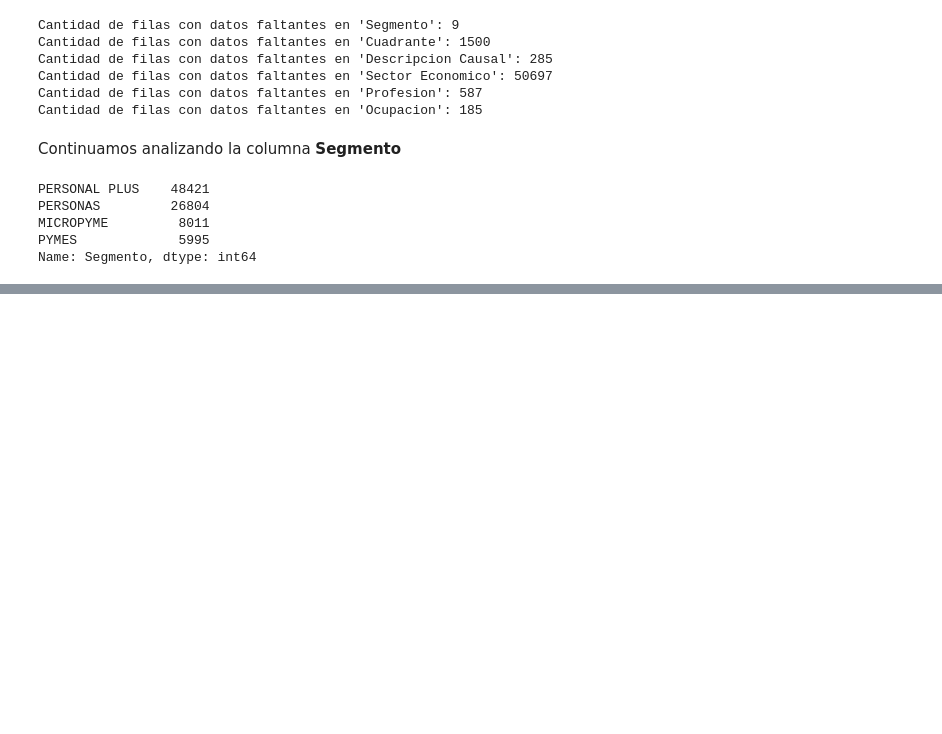
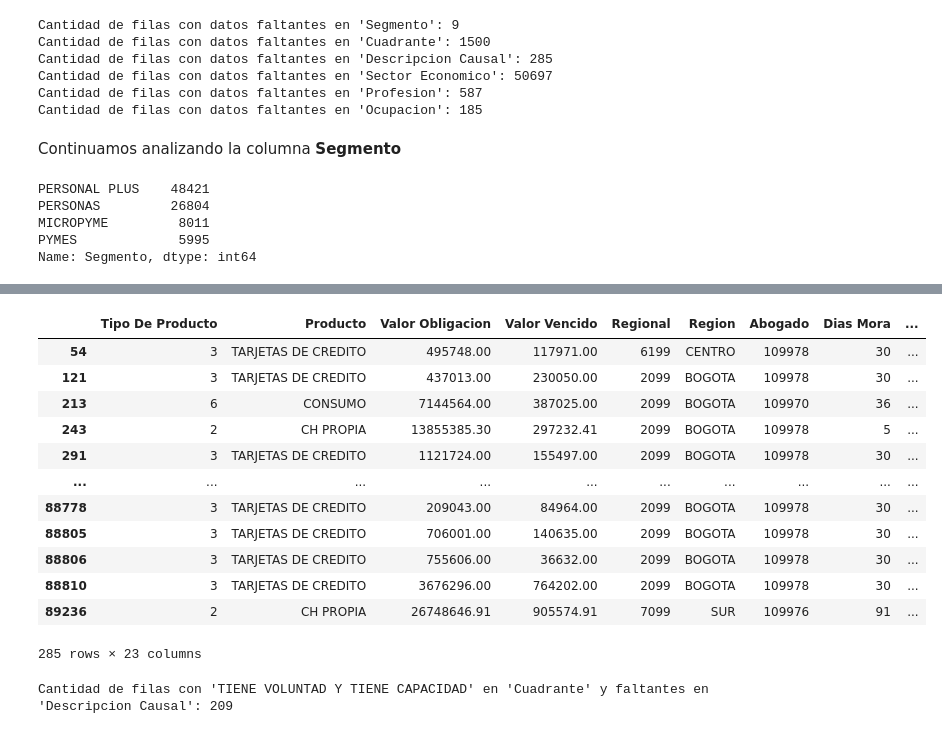
Before and after one commit to jcardonamde/reto_cobranzas_sector_financiero, a Jupyter notebook: cobranzas_sector_financiero.ipynb, the cells around one changed output, grey strips where cells are left out. Drawn from its saved outputs; the diff is of its cells as text; code cells hidden in the pictures; blank space fills up the shorter version.

```diff
--- a/cobranzas_sector_financiero.ipynb
+++ b/cobranzas_sector_financiero.ipynb
@@ -503,0 +577,5 @@ He decidido hacer una imputación de los valores faltantes (que no son muchos) c
+# %%
+# Realizo un filtrado por los valores faltantes de la columna Cuadrante para validar en el dataframe como se ven las columnas
+cuadrante_missing_p = data['Descripcion Causal'].isna()
+data.loc[cuadrante_missing_p,:]
+# %% [output]
@@ -503,0 +583,25 @@ He decidido hacer una imputación de los valores faltantes (que no son muchos) c
+|  | Tipo De Producto | Producto | Valor Obligacion | Valor Vencido | Regional | Region | Abogado | Dias Mora | ... |
+| 54 | 3 | TARJETAS DE CREDITO | 495748.00 | 117971.00 | 6199 | CENTRO | 109978 | 30 | ... |
+| 121 | 3 | TARJETAS DE CREDITO | 437013.00 | 230050.00 | 2099 | BOGOTA | 109978 | 30 | ... |
+| 213 | 6 | CONSUMO | 7144564.00 | 387025.00 | 2099 | BOGOTA | 109970 | 36 | ... |
+| 243 | 2 | CH PROPIA | 13855385.30 | 297232.41 | 2099 | BOGOTA | 109978 | 5 | ... |
+| 291 | 3 | TARJETAS DE CREDITO | 1121724.00 | 155497.00 | 2099 | BOGOTA | 109978 | 30 | ... |
+| ... | ... | ... | ... | ... | ... | ... | ... | ... | ... |
+| 88778 | 3 | TARJETAS DE CREDITO | 209043.00 | 84964.00 | 2099 | BOGOTA | 109978 | 30 | ... |
+| 88805 | 3 | TARJETAS DE CREDITO | 706001.00 | 140635.00 | 2099 | BOGOTA | 109978 | 30 | ... |
+| 88806 | 3 | TARJETAS DE CREDITO | 755606.00 | 36632.00 | 2099 | BOGOTA | 109978 | 30 | ... |
+| 88810 | 3 | TARJETAS DE CREDITO | 3676296.00 | 764202.00 | 2099 | BOGOTA | 109978 | 30 | ... |
+| 89236 | 2 | CH PROPIA | 26748646.91 | 905574.91 | 7099 | SUR | 109976 | 91 | ... |
+285 rows × 23 columns
+# %%
+# Filtrar las filas con valores faltantes en 'Descripcion Causal'
+cuadrante_missing_p = data['Descripcion Causal'].isna()
+filas_faltantes_descripcion_causal = data.loc[cuadrante_missing_p, :]
+
+# Contar cuántas de estas filas tienen 'TIENE VOLUNTAD Y TIENE CAPACIDAD' en 'Cuadrante'
+conteo = filas_faltantes_descripcion_causal[filas_faltantes_descripcion_causal['Cuadrante'] == 'TIENE VOLUNTAD Y TIENE CAPACIDAD'].shape[0]
+
+# Mostrar el conteo
+print("Cantidad de filas con 'TIENE VOLUNTAD Y TIENE CAPACIDAD' en 'Cuadrante' y faltantes en 'Descripcion Causal':", conteo)
+# %% [output]
+Cantidad de filas con 'TIENE VOLUNTAD Y TIENE CAPACIDAD' en 'Cuadrante' y faltantes en 'Descripcion Causal': 209
```
Also changed, not shown: parts of 63 cells of this notebook.
